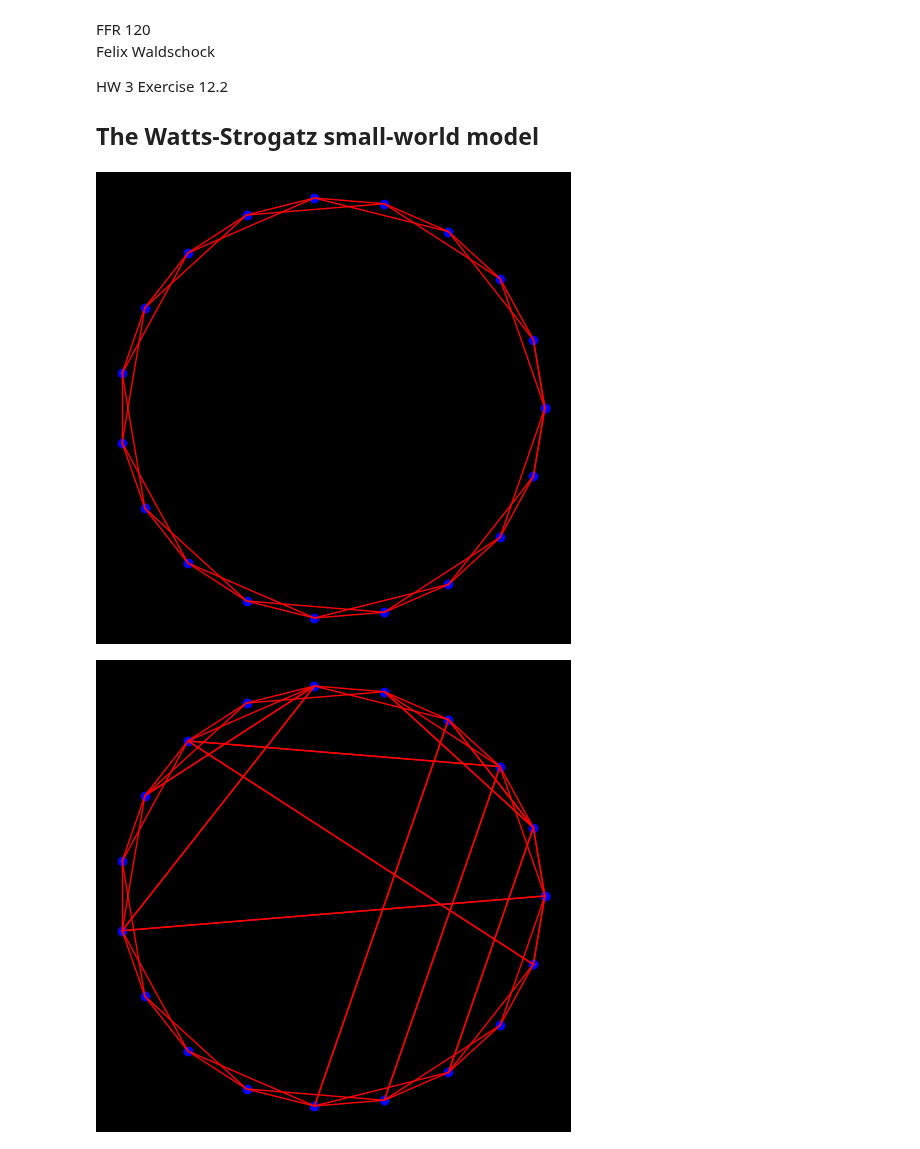
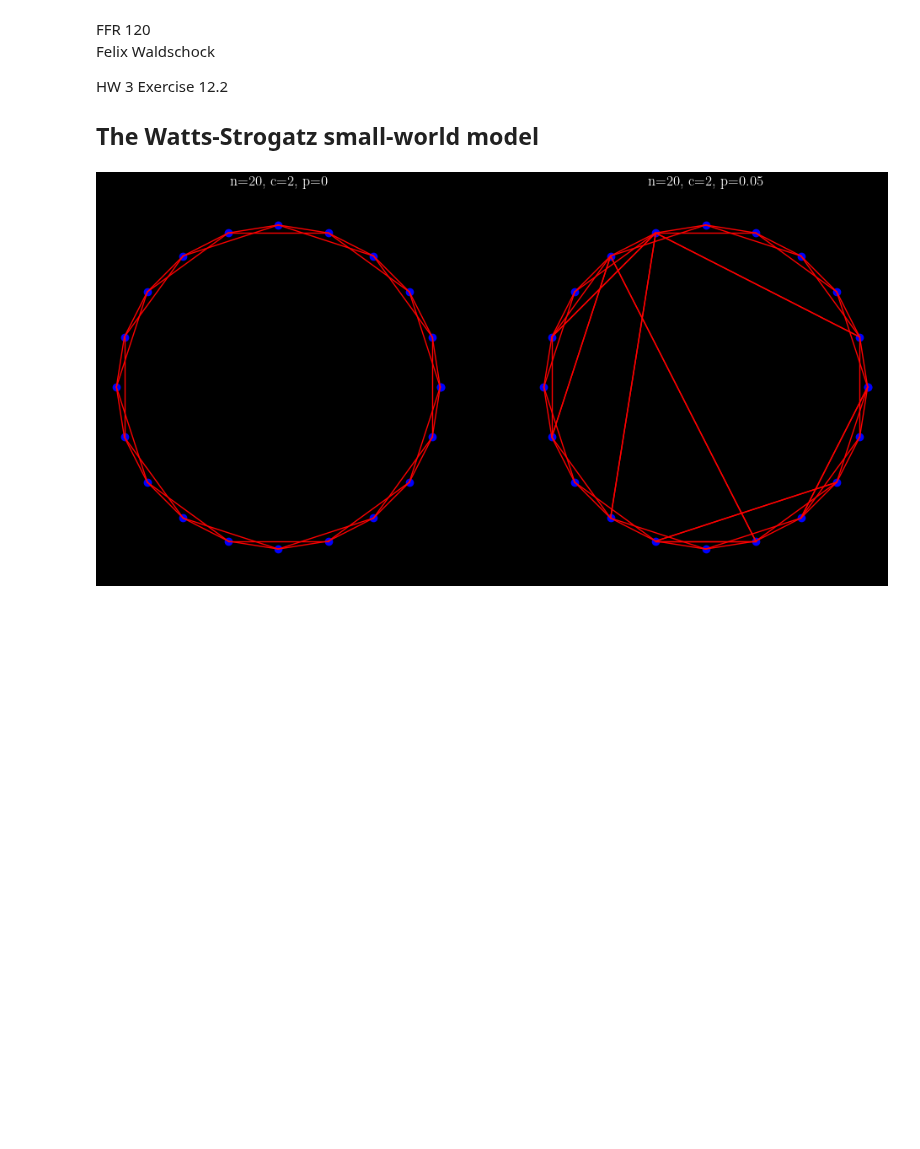
Before and after one commit to FelixWaldschock/Chalmers_FFR120_Simulation_Of_Complex_System, a Jupyter notebook: HW_03/Exercise_12-2.ipynb, the cells around one changed output. Drawn from its saved outputs; the diff is of its cells as text; code cells hidden in the pictures; blank space fills up the shorter version.

```diff
--- a/HW_03/Exercise_12-2.ipynb
+++ b/HW_03/Exercise_12-2.ipynb
@@ -45,25 +45,43 @@ c_b = 2
 A_a = generateAdjacencyMatrix(n_a,p_a,c_a)
 A_b = generateAdjacencyMatrix(n_b,p_b,c_b)
 # %%
-# plot a circle where the n nodes lay on, and draw the connections between the nodes according to the Adjacent matrix A
-def plot_ErdosRenyi(A):
+def plot_ErdosRenyi(A, ax, title):
+    # Get the number of nodes
     n = A.shape[0]
-    dAngle = 2*np.pi/n
+
+    # Calculate the angular spacing for nodes on the circle
+    dAngle = 2 * np.pi / n
+
+    # Set the radius of the circle
     r = 1
-    x = r*np.cos(np.linspace(0,2*np.pi,n))
-    y = r*np.sin(np.linspace(0,2*np.pi,n))
-    plt.figure(figsize=(6,6))
-    plt.axis('off')
-    plt.plot(x,y,'o',color='blue')
+
+    # Calculate the coordinates of nodes on the circle
+    x = r * np.cos(np.linspace(0, 2 * np.pi, n+1))
+    y = r * np.sin(np.linspace(0, 2 * np.pi, n+1))
+
+    # Plot nodes as blue circles
+    ax.plot(x, y, 'o', color='blue')
+
+    # Plot edges according to the Adjacency matrix A
     for i in range(n):
         for j in range(n):
-            if A[i,j] == 1:
-                plt.plot([x[i],x[j]],[y[i],y[j]],color='red')
-    plt.show()
+            if A[i, j] == 1:
+                ax.plot([x[i], x[j]], [y[i], y[j]], color='red')
+    ax.set_title(title)
+    # scale axes equally
+    ax.axis('equal')
 
-
-plot_ErdosRenyi(A_a)
-plot_ErdosRenyi(A_b)
+    # Turn off axis for cleaner visualization
+    ax.axis('off')
-# %% [output]
-[figure, removed]
-[figure, removed]
+# %%
+# Create a subplot with 1 row and 2 columns
+fig, axes = plt.subplots(1, 2, figsize=(12, 6))
+
+# Plot the two matrices and hand over their parameters, n c p
+plot_ErdosRenyi(A_a, axes[0], f"n={n_a}, c={c_a}, p={p_a}")
+plot_ErdosRenyi(A_b, axes[1], f"n={n_b}, c={c_b}, p={p_b}")
+
+# Show the plot
+plt.show()
+# %% [output]
+[figure, added]
```
Also changed, not shown: 5 other files.
